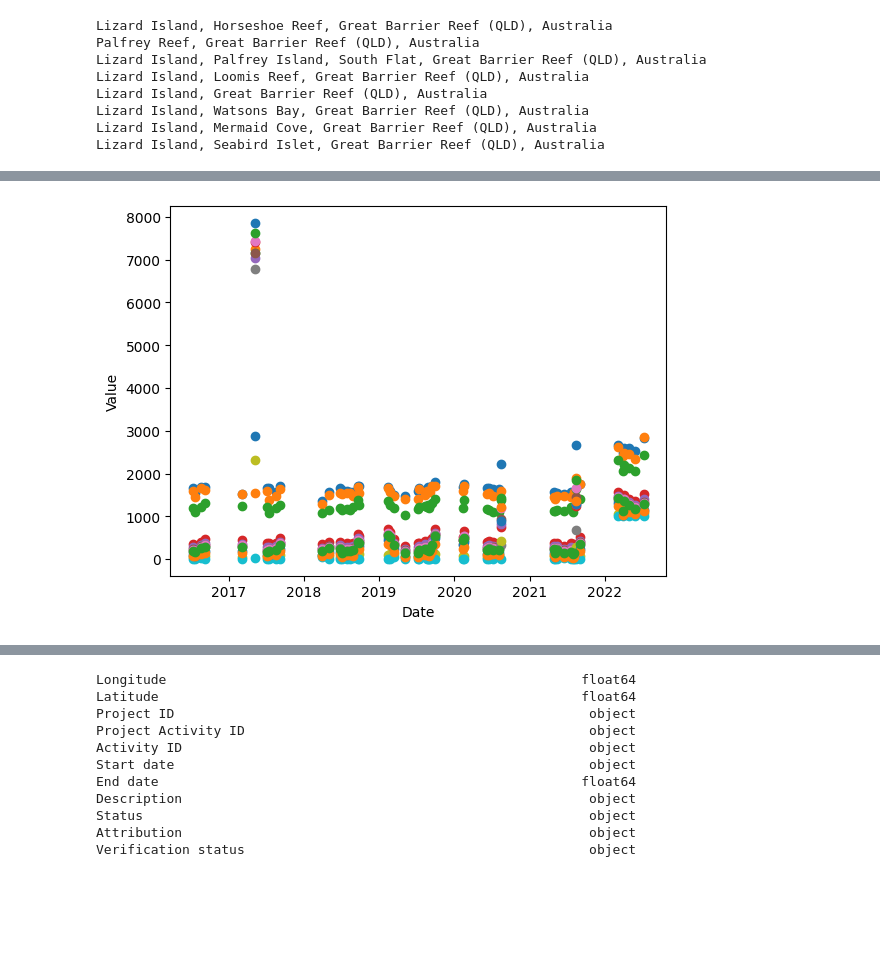
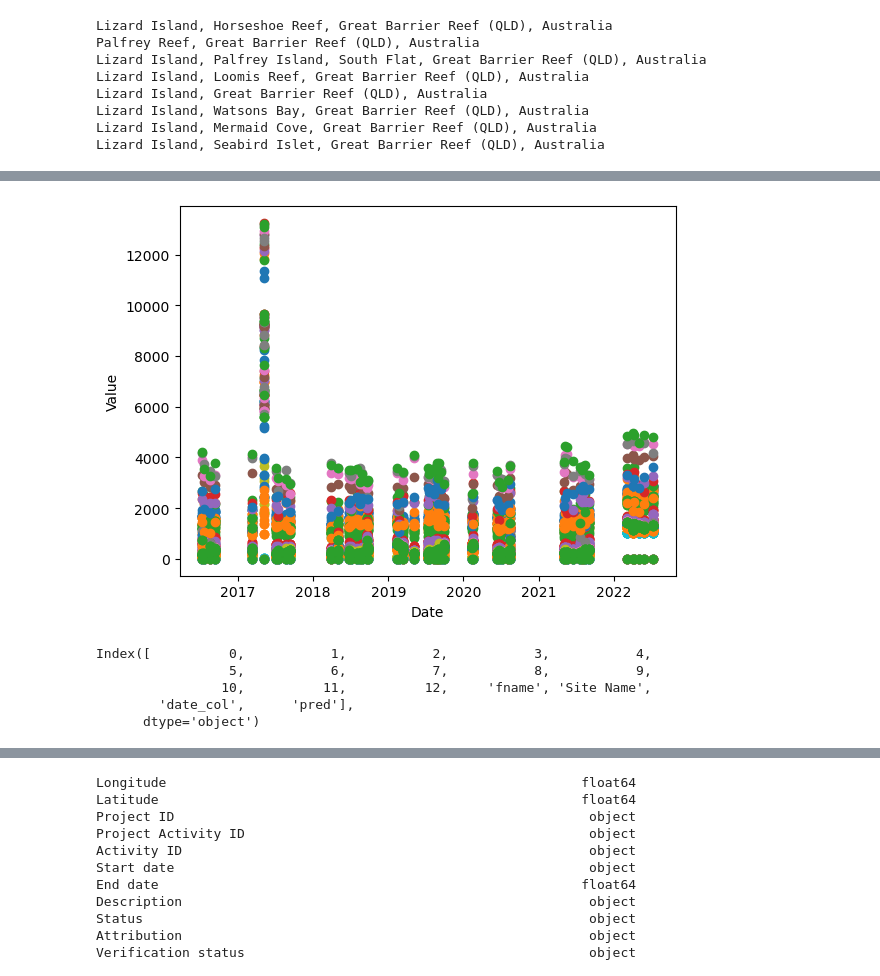
Before and after one commit to z-alzayer/ShallowLearn, a Jupyter notebook: Notebooks/coral_watch.ipynb, the cells around one changed output, grey strips where cells are left out. Cells and saved outputs as stored; diff of their text form; code cells hidden in the pictures; blank space fills up the shorter version.

```diff
--- a/Notebooks/coral_watch.ipynb
+++ b/Notebooks/coral_watch.ipynb
@@ -232,2 +225,2 @@ for name in stacked_df.fname:
 # %%
-stacked_df['date_col'] = stacked_df['fname'].str.extract(r'_(\d{8})', expand=False)
+full_df['date_col'] = full_df['fname'].str.extract(r'_(\d{8})', expand=False)
@@ -234,2 +243,2 @@ stacked_df['date_col'] = stacked_df['fname'].str.extract(r'_(\d{8})', expand=Fal
 # %%
-stacked_df['date_col'] = pd.to_datetime(stacked_df['date_col'], format='%Y%m%d')
+full_df['date_col'] = pd.to_datetime(full_df['date_col'], format='%Y%m%d')
@@ -255,0 +261,14 @@ stacked_df
+# %%
+import matplotlib.pyplot as plt
+
+full_df_copy = full_df.copy()
+full_df.set_index('date_col', inplace=True)
+full_df.plot(kind = 'line', figsize=(20,10))
+# Set the x label to 'Date'
+plt.xlabel('Date')
+
+# Set the y label to 'Value'
+plt.ylabel('Value')
+
+# Show the plot
+plt.show()
@@ -278,3 +296,4 @@ stacked_df.reset_index(inplace = True)
 # %%
-band_data = stacked_df.select_dtypes(include=['uint16'])
+full_df_copy = full_df.copy()
+band_data = full_df_copy.select_dtypes(include=['uint16'])
 # %%
@@ -318,16 +340,16 @@ array(['2016-03-23T00:00:00.000000000', '2016-03-16T00:00:00.000000000'],
 # %%
 # Create a scatter plot of the dataframe
 fig, ax = plt.subplots()
 for col in band_data.columns:
-    ax.scatter(stacked_df['date_col'], band_data[col])
+    ax.scatter(full_df_copy['date_col'], band_data[col])
 
 # Set the x label to 'Date'
 ax.set_xlabel('Date')
 
 # Set the y label to 'Value'
 ax.set_ylabel('Value')
 
 # Show the plot
 plt.show()
 # %% [output]
-[figure, old version]
+[figure, new version]
@@ -333,0 +369,8 @@ plt.show()
+# %%
+full_df_copy.columns
+# %% [output]
+Index([          0,           1,           2,           3,           4,
+                 5,           6,           7,           8,           9,
+                10,          11,          12,     'fname', 'Site Name',
+        'date_col',      'pred'],
+      dtype='object')
```
Also changed, not shown: parts of 48 cells of this notebook, 13 other files.
